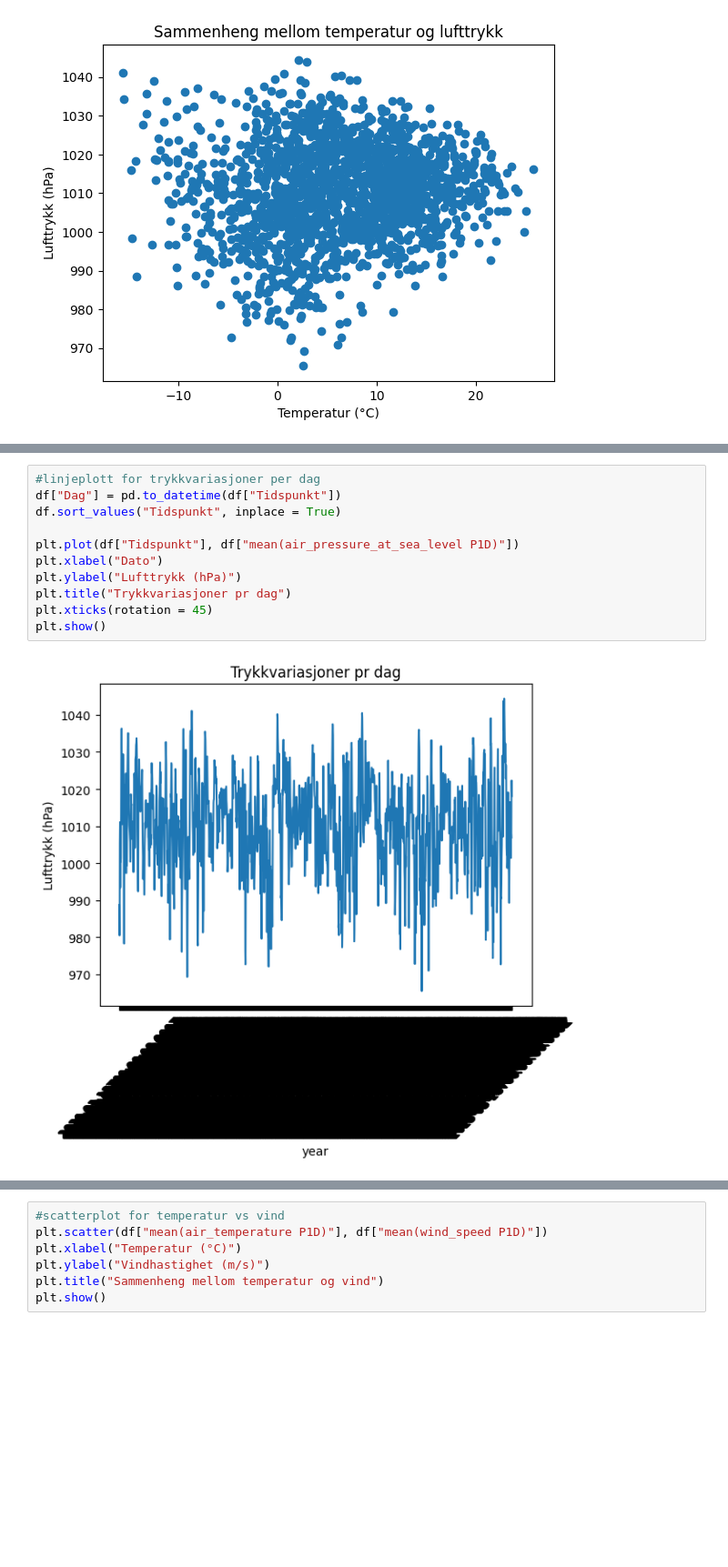
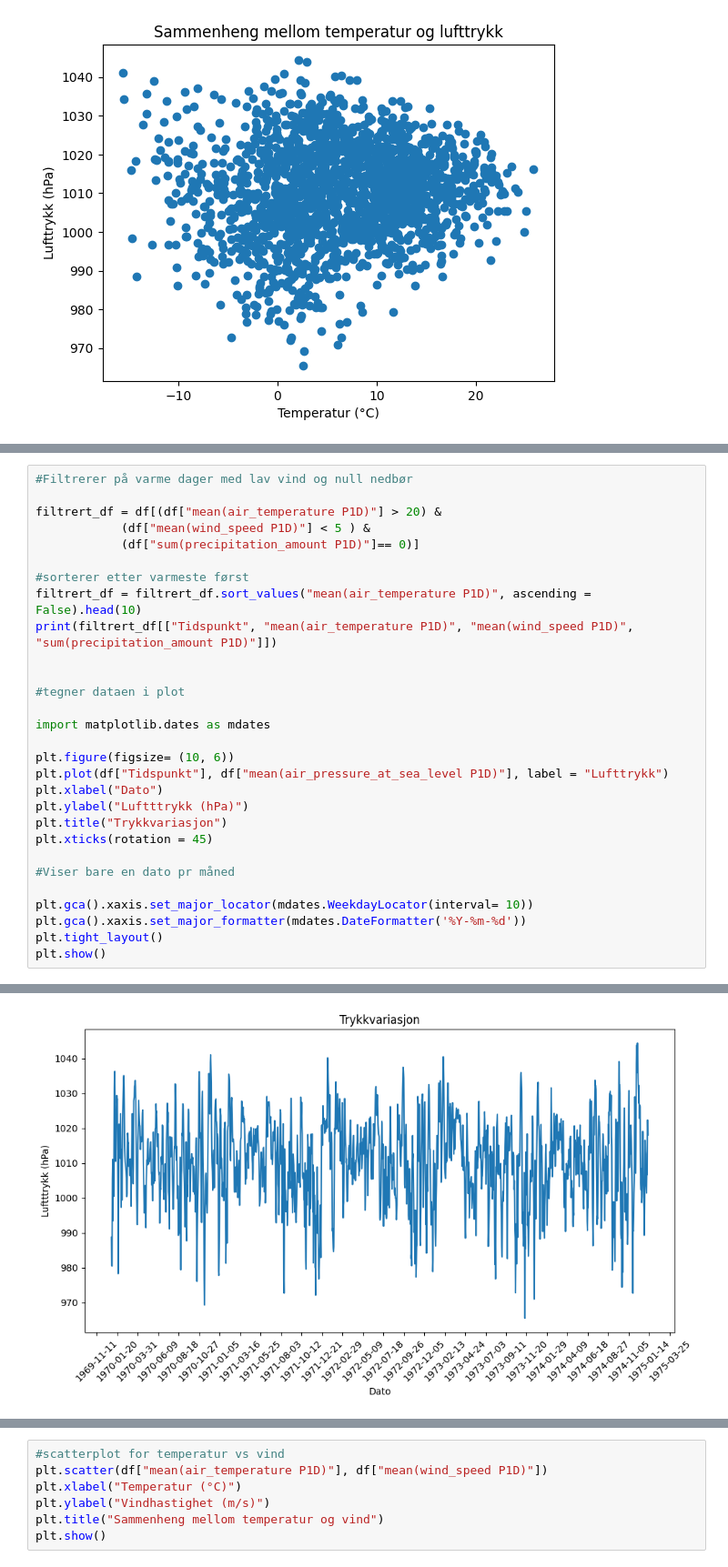
Before and after one commit to friha03/Milj-dataanalyseapplikasjon, a Jupyter notebook: API_Frost/hentedata.ipynb, the cells around one changed output, grey strips where cells are left out. Shown at 91% size. Saved outputs shown, nothing was run; the diff lists cells and outputs as text; blank space fills up the shorter version.

```diff
--- a/API_Frost/hentedata.ipynb
+++ b/API_Frost/hentedata.ipynb
@@ -332,13 +324,30 @@ plt.show()
-# %%
-#linjeplott for trykkvariasjoner per dag
-df["Dag"] = pd.to_datetime(df["Tidspunkt"])
-df.sort_values("Tidspunkt", inplace = True)
-
-plt.plot(df["Tidspunkt"], df["mean(air_pressure_at_sea_level P1D)"])
-plt.xlabel("Dato")
-plt.ylabel("Lufttrykk (hPa)")
-plt.title("Trykkvariasjoner pr dag")
-plt.xticks(rotation = 45)
-plt.show()
-# %% [output]
-[figure, removed]
+# %%
+#Filtrerer på varme dager med lav vind og null nedbør
+
+filtrert_df = df[(df["mean(air_temperature P1D)"] > 20) &
+            (df["mean(wind_speed P1D)"] < 5 ) &
+            (df["sum(precipitation_amount P1D)"]== 0)]
+
+#sorterer etter varmeste først
+filtrert_df = filtrert_df.sort_values("mean(air_temperature P1D)", ascending = False).head(10)
+print(filtrert_df[["Tidspunkt", "mean(air_temperature P1D)", "mean(wind_speed P1D)", "sum(precipitation_amount P1D)"]])
+
+
+#tegner dataen i plot
+
+import matplotlib.dates as mdates
+
+plt.figure(figsize= (10, 6))
+plt.plot(df["Tidspunkt"], df["mean(air_pressure_at_sea_level P1D)"], label = "Lufttrykk")
+plt.xlabel("Dato")
+plt.ylabel("Luftttrykk (hPa)")
+plt.title("Trykkvariasjon")
+plt.xticks(rotation = 45)
+
+#Viser bare en dato pr måned
+
+plt.gca().xaxis.set_major_locator(mdates.WeekdayLocator(interval= 10))
+plt.gca().xaxis.set_major_formatter(mdates.DateFormatter('%Y-%m-%d'))
+plt.tight_layout()
+plt.show()
+# %% [output]
@@ -344,0 +371 @@ plt.show()
+[figure, added]
```
Also changed, not shown: parts of 4 cells of this notebook.
